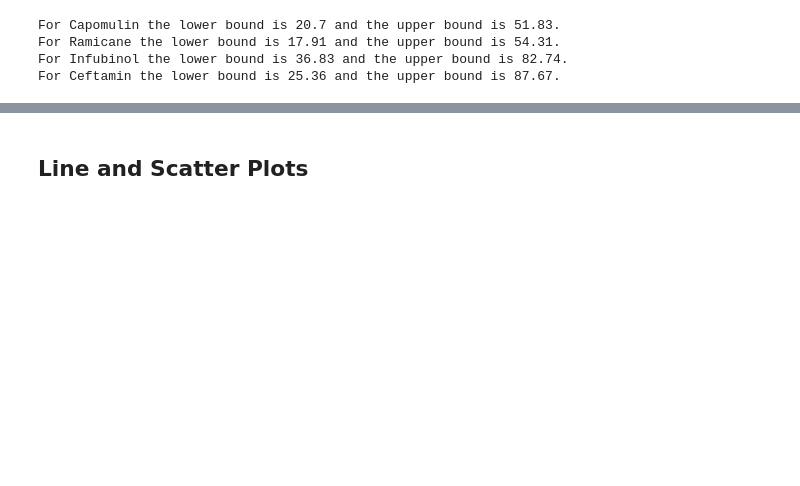
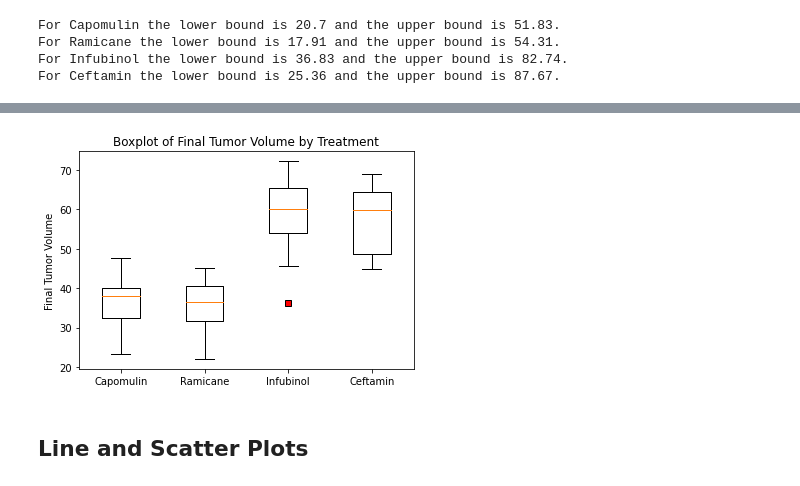
Before and after one commit to j-eikens/matplotlib-challenge, a Jupyter notebook: Pymaceuticals/pymaceuticals_starter.ipynb, the cells around one changed output, grey strips where cells are left out. Drawn from its saved outputs; the diff is of its cells as text; code cells hidden in the pictures; blank space fills up the shorter version.

```diff
--- a/Pymaceuticals/pymaceuticals_starter.ipynb
+++ b/Pymaceuticals/pymaceuticals_starter.ipynb
@@ -403,15 +262,12 @@ treatments
 # %%
 # Generate a box plot of the final tumor volume of each mouse across four regimens of interest
 fig1, ax1 = plt.subplots()
 ax1.set_title('Boxplot of Final Tumor Volume by Treatment')
 ax1.set_ylabel('Final Tumor Volume')
 
-tick_locations = []
-for x in range(1, 5):
-    tick_locations.append(x)
-
-plt.xticks(tick_locations, treatments)
 
 red_square = dict(markerfacecolor='r', marker='s')
-ax1.boxplot(tumor_vol, flierprops=red_square)
+ax1.boxplot(tumor_vol, flierprops=red_square, labels = treatments)
 plt.show()
+# %% [output]
+[figure, added]
```
Also changed, not shown: parts of 23 cells of this notebook.
